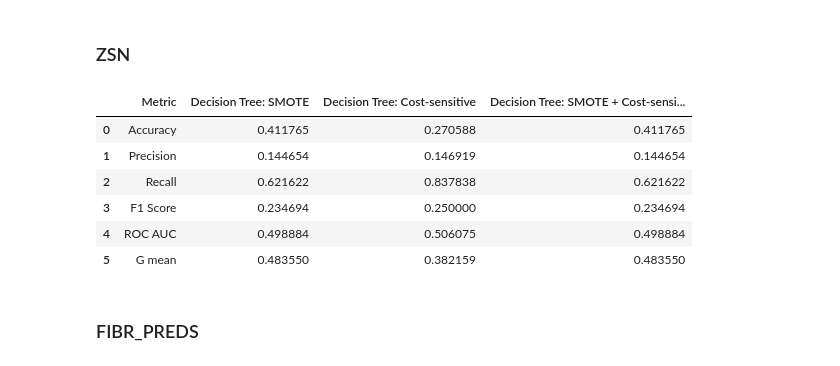
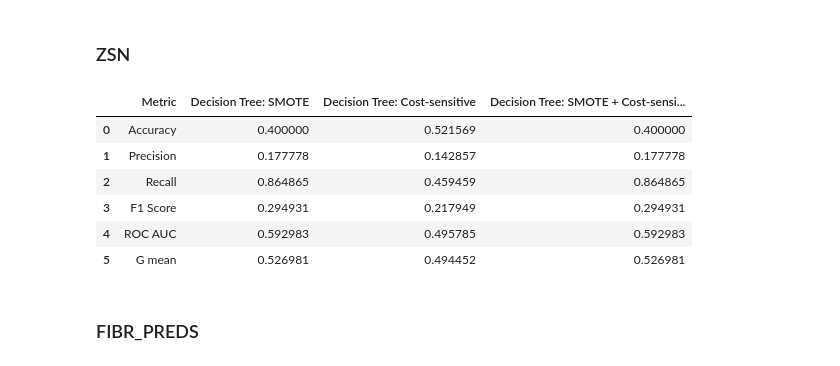
Before and after one commit to danghaidang04/Myocardial_Infraction_Complications_Analysis, a Jupyter notebook: DecisionTree.ipynb, the cells around one changed output. Drawn from its saved outputs; the diff is of its cells as text; code cells hidden in the pictures.

```diff
--- a/main.ipynb
+++ b/DecisionTree.ipynb
@@ -768,8 +724,8 @@ results_otek_lanc
 zsn_dict = {}
 
 pipeline = Pipeline(steps=[
-    ('smote', SMOTE(random_state=0, sampling_strategy=0.5)),
-    ('model', DecisionTreeClassifier(random_state=0, class_weight='balanced', max_depth=5, min_samples_split=10))
+    ('smote', SMOTE(random_state=0, sampling_strategy=0.6)),
+    ('model', DecisionTreeClassifier(random_state=0, class_weight='balanced', max_depth=5, max_features='sqrt'))
 ])
 pipeline.fit(X_train[0], y_train[0])
 y_pred = pipeline.predict(X_test[0])
@@ -783,7 +739,7 @@ zsn_dict["Decision Tree: SMOTE"] = [accuracy_score(y_test[0], y_pred),
 
 # Decision Tree: Cost-sensitive
 pipeline = Pipeline(steps=[
-    ('model', DecisionTreeClassifier(random_state=0, class_weight={0: 1, 1: 3.314720812182741}, max_depth=5, min_samples_split=10))
+    ('model', DecisionTreeClassifier(random_state=0, class_weight={0: 1, 1: 3.314720812182741}, max_depth=5, max_features='sqrt'))
 ])
 pipeline.fit(X_train[0], y_train[0])
 y_pred = pipeline.predict(X_test[0])
@@ -791,41 +747,41 @@ zsn_dict["Decision Tree: Cost-sensitive"] = [accuracy_score(y_test[0], y_pred),
                                     precision_score(y_test[0], y_pred),
                                     recall_score(y_test[0], y_pred),
                                     f1_score(y_test[0], y_pred),
                                     roc_auc_score(y_test[0], y_pred),
                                     geometric_mean_score(y_test[0], y_pred)
                                     ]
 
 # Decision Tree: SMOTE + Cost-sensitive
 pipeline = Pipeline(steps=[
-    ('smote', SMOTE(random_state=0, sampling_strategy=0.5)),
-    ('model', DecisionTreeClassifier(random_state=0, class_weight={0: 1, 1: 2.0}, max_depth=5, min_samples_split=5))
+    ('smote', SMOTE(random_state=0, sampling_strategy=0.6)),
+    ('model', DecisionTreeClassifier(random_state=0, class_weight={0: 1, 1: 2.5}, max_depth=5, max_features='sqrt'))
 ])
 pipeline.fit(X_train[0], y_train[0])
 y_pred = pipeline.predict(X_test[0])
 zsn_dict["Decision Tree: SMOTE + Cost-sensitive"] = [accuracy_score(y_test[0], y_pred),
                                     precision_score(y_test[0], y_pred),
                                     recall_score(y_test[0], y_pred),
                                     f1_score(y_test[0], y_pred),
                                     roc_auc_score(y_test[0], y_pred),
                                     geometric_mean_score(y_test[0], y_pred)
                                     ]
 
 eval_zsn = {"Metric": ["Accuracy", "Precision", "Recall", "F1 Score", "ROC AUC", "G mean"],
             "Decision Tree: SMOTE": zsn_dict["Decision Tree: SMOTE"],
             "Decision Tree: Cost-sensitive": zsn_dict["Decision Tree: Cost-sensitive"],
             "Decision Tree: SMOTE + Cost-sensitive": zsn_dict["Decision Tree: SMOTE + Cost-sensitive"]
             }
 eval_zsn = pd.DataFrame(eval_zsn)
 
 eval_zsn
 # %% [output]
 |  | Metric | Decision Tree: SMOTE | Decision Tree: Cost-sensitive | Decision Tree: SMOTE + Cost-sensi... |
-| 0 | Accuracy | 0.411765 | 0.270588 | 0.411765 |
-| 1 | Precision | 0.144654 | 0.146919 | 0.144654 |
-| 2 | Recall | 0.621622 | 0.837838 | 0.621622 |
-| 3 | F1 Score | 0.234694 | 0.250000 | 0.234694 |
-| 4 | ROC AUC | 0.498884 | 0.506075 | 0.498884 |
-| 5 | G mean | 0.483550 | 0.382159 | 0.483550 |
+| 0 | Accuracy | 0.400000 | 0.521569 | 0.400000 |
+| 1 | Precision | 0.177778 | 0.142857 | 0.177778 |
+| 2 | Recall | 0.864865 | 0.459459 | 0.864865 |
+| 3 | F1 Score | 0.294931 | 0.217949 | 0.294931 |
+| 4 | ROC AUC | 0.592983 | 0.495785 | 0.592983 |
+| 5 | G mean | 0.526981 | 0.494452 | 0.526981 |
 # %% [markdown]
 ### FIBR_PREDS
 # %%
```
Also changed, not shown: parts of 24 cells of this notebook.
